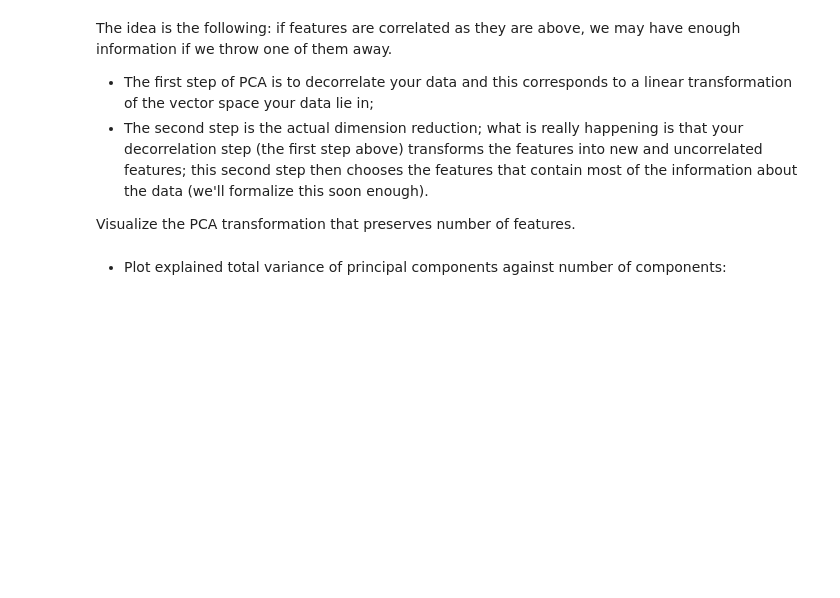
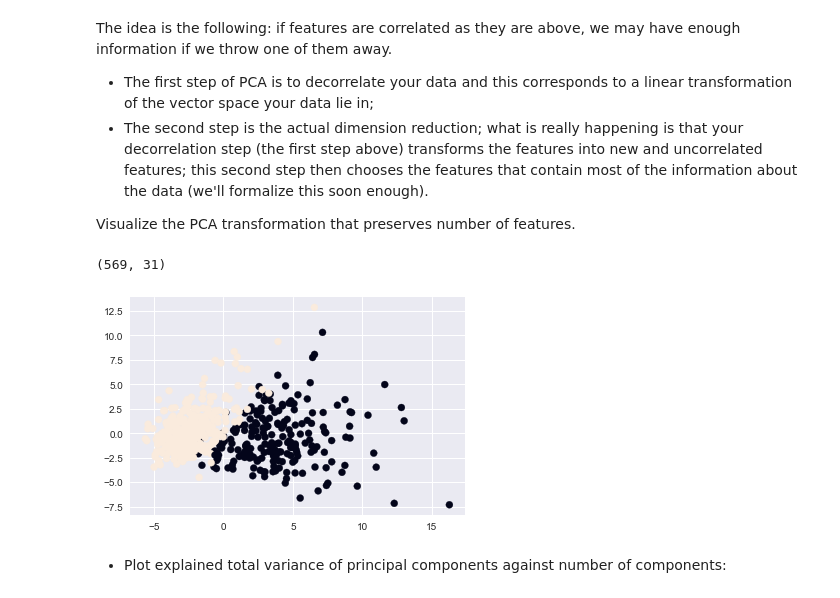
Before and after one commit to AbdullahMohammadKhan/datacamp_facebook_live_dataframed, a Jupyter notebook: fb_live_dataframed.ipynb, the cells around one changed output. Cells and saved outputs as stored; diff of their text form; code cells hidden in the pictures; blank space fills up the shorter version.

```diff
--- a/fb_live_dataframed.ipynb
+++ b/fb_live_dataframed.ipynb
@@ -566,14 +579,17 @@ y = df['target'].values
 # %%
 # Scale features
 from sklearn.preprocessing import StandardScaler
 ss = StandardScaler()
 ar_tot = ss.fit_transform(df)
 
 # Apply PCA
 from sklearn.decomposition import PCA
-model_tot = ____
-transformed = ____
+model_tot = PCA()
+transformed = model_tot.fit_transform(ar_tot)
 print(transformed.shape)
 plt.scatter(transformed[:,0], transformed[:,1], c=y);
+# %% [output]
+(569, 31)
+[figure, added]
 # %% [markdown]
 * Plot explained total variance of principal components against number of components:
```
Also changed, not shown: parts of 20 cells of this notebook.
